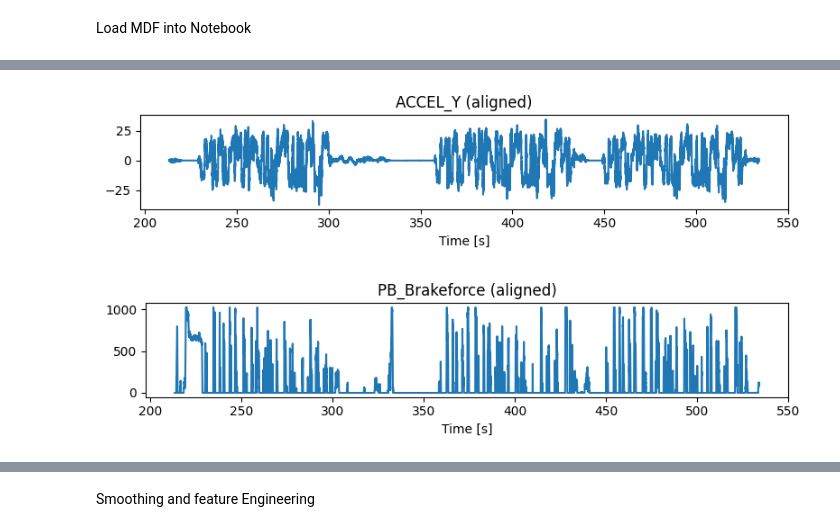
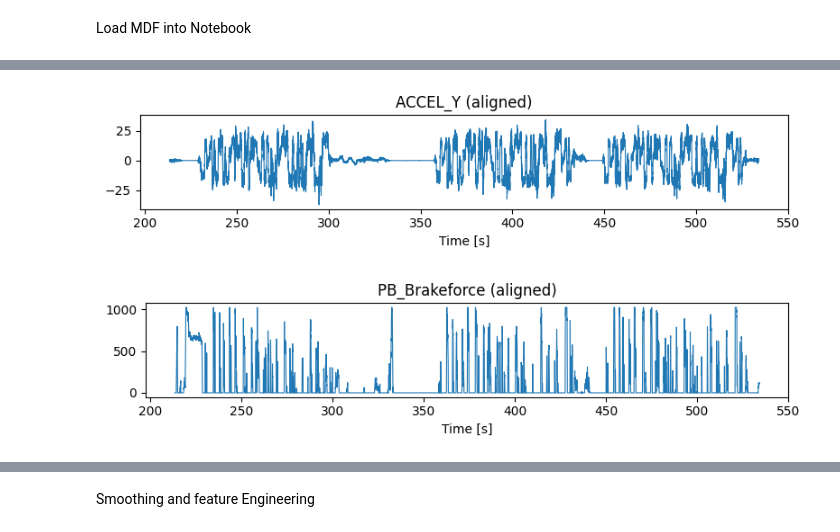
Before and after one commit to kawihss/fs-corner-phase-classification, a Jupyter notebook: notebooks/01_load_and_preprocess.ipynb, the cells around one changed output, grey strips where cells are left out. Cells and saved outputs as stored; diff of their text form; code cells hidden in the pictures.

```diff
--- a/notebooks/01_load_and_preprocess.ipynb
+++ b/notebooks/01_load_and_preprocess.ipynb
@@ -75,31 +103,59 @@ Sanity Plots
 # %%
+# Batch plots — self-contained (survives kernel restarts)
+
+# Use inline backend for batch plotting (keeps widget cells separate)
+try:
+    get_ipython().run_line_magic('matplotlib', 'inline')
+except Exception:
+    pass
+
 import matplotlib.pyplot as plt
+import numpy as np
 import pandas as pd
-import numpy as np
+from IPython.display import display
 
-def pull(mdf, ch):
-    s = mdf.get(ch)
-    return pd.DataFrame({"time_s": s.timestamps, "value": s.samples})
+plt.close('all')
+plt.ioff()  # non-interactive for loops
 
-# Raw channels (direct from MDF)
-for key, ch in CH.items():
-    sig = pull(mdf, ch)
-    plt.figure(figsize=(8,2))
-    plt.plot(sig["time_s"], sig["value"])
-    plt.title(f"{ch}")
-    plt.xlabel("Time [s]")
-    plt.ylabel(ch)
-    plt.tight_layout()
-    plt.show()
+# Define 'pull' if it's not yet defined (after restart)
+if 'pull' not in globals():
+    def pull(mdf, ch):
+        s = mdf.get(ch)
+        return pd.DataFrame({"time_s": s.timestamps, "value": s.samples})
 
-# Aligned and trimmed channels
-for col in aligned.columns:
-    if col == "time_s":
-        continue
-    plt.figure(figsize=(8,2))
-    plt.plot(aligned["time_s"], aligned[col])
-    plt.title(f"{col} (aligned)")
-    plt.xlabel("Time [s]")
-    plt.tight_layout()
-    plt.show()
+def _plot_series(ax, x, y, title, ylab=None):
+    y = pd.to_numeric(pd.Series(y), errors='coerce').to_numpy()
+    x = np.asarray(x)
+    m = np.isfinite(x) & np.isfinite(y)
+    if m.any():
+        ax.plot(x[m], y[m], linewidth=0.8)
+    else:
+        ax.text(0.5, 0.5, "No finite data", ha="center", va="center", transform=ax.transAxes)
+    ax.set_title(title)
+    ax.set_xlabel("Time [s]")
+    if ylab is not None:
+        ax.set_ylabel(ylab)
+
+# --- Raw channels (direct from MDF) ---
+if 'mdf' in globals() and 'CH' in globals():
+    for key, ch in CH.items():
+        sig = pull(mdf, ch)
+        fig, ax = plt.subplots(figsize=(8, 2))
+        _plot_series(ax, sig["time_s"], sig["value"], f"{ch}", ylab=ch)
+        fig.tight_layout(); fig.canvas.draw(); display(fig); plt.close(fig)
+else:
+    print("mdf/CH not defined. Rerun your loading cell.")
+
+# --- Aligned and trimmed channels ---
+if 'aligned' in globals():
+    for col in aligned.columns:
+        if col == "time_s":
+            continue
+        fig, ax = plt.subplots(figsize=(8, 2))
+        _plot_series(ax, aligned["time_s"], aligned[col], f"{col} (aligned)")
+        fig.tight_layout(); fig.canvas.draw(); display(fig); plt.close(fig)
+else:
+    print("aligned not defined. Rerun your preprocessing cell to create it.")
+
+plt.ion()  # re-enable interactive mode for later cells
 # %% [output]
@@ -116,2 +172,2 @@ for col in aligned.columns:
-[figure, old version]
+[figure, new version]
-[figure, old version]
+[figure, new version]
```
Also changed, not shown: parts of 26 cells of this notebook.
